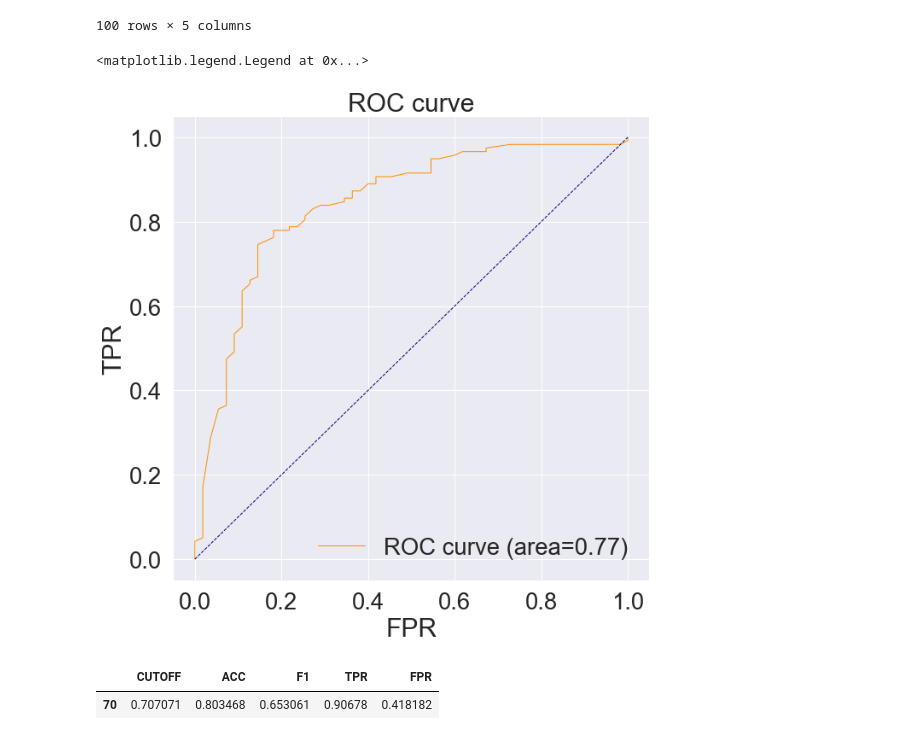
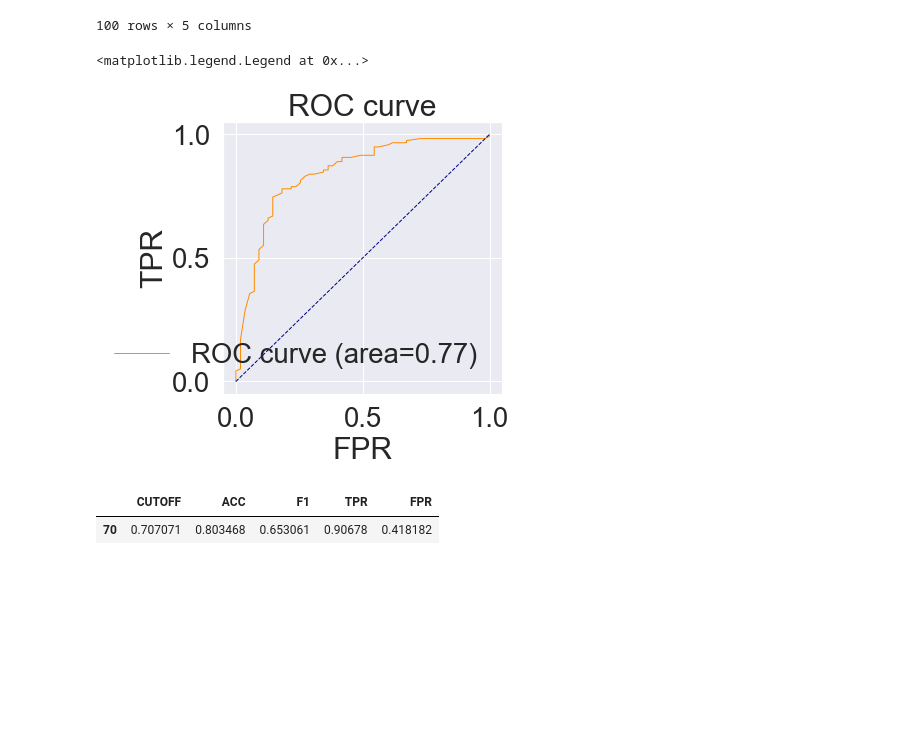
Before and after one commit to CEOJINSUNG/Project, a Jupyter notebook: 2020 도전학기/머신러닝과 딥러닝/4장 실습 로지스틱회귀모형 학습 및 성능 평가.ipynb, the cells around one changed output. Saved outputs shown, nothing was run; the diff lists cells and outputs as text; code cells hidden in the pictures; blank space fills up the shorter version.

```diff
--- a/2020 도전학기/머신러닝과 딥러닝/4장 실습 로지스틱회귀모형 학습 및 성능 평가.ipynb
+++ b/2020 도전학기/머신러닝과 딥러닝/4장 실습 로지스틱회귀모형 학습 및 성능 평가.ipynb
@@ -100,18 +100,18 @@ cut_off
 # %%
 from sklearn.metrics import roc_curve, auc
 fpr, tpr, thresholds = roc_curve(y_vld, prediction)
 roc_auc = auc(fpr, tpr)
 
-plt.figure(figsize=(10,10))
+plt.figure(figsize=(5,5))
 plt.plot(cut_off["FPR"],cut_off["TPR"], color="darkorange", lw=1, label="ROC curve (area=%.2f)" %roc_auc)
 plt.plot([0,1], [0,1], color='navy', lw=1, linestyle='--')
 plt.title("ROC curve")
 plt.xlabel("FPR")
 plt.ylabel("TPR")
 plt.legend(loc="lower right")
 # %% [output]
 <matplotlib.legend.Legend at 0x...>
-[figure, old version]
+[figure, new version]
 # %%
 cut_off[cut_off["ACC"] == cut_off["ACC"].max()]
 # %% [output]
```
Also changed, not shown: 2 other files.
